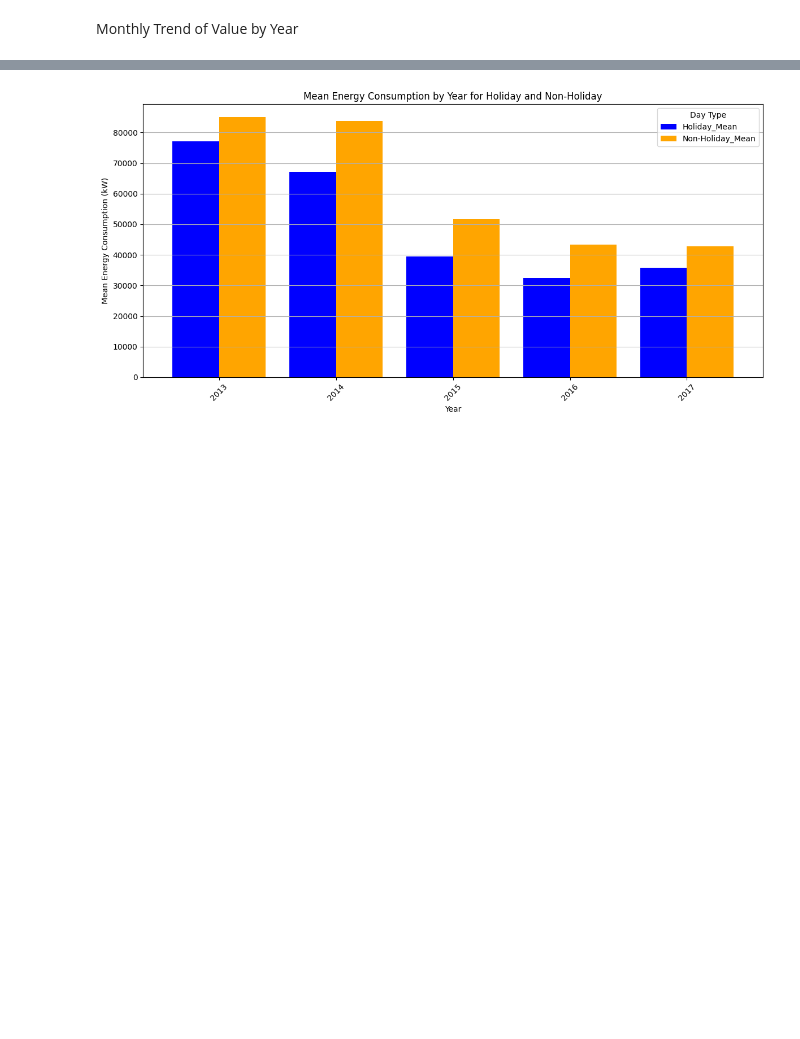
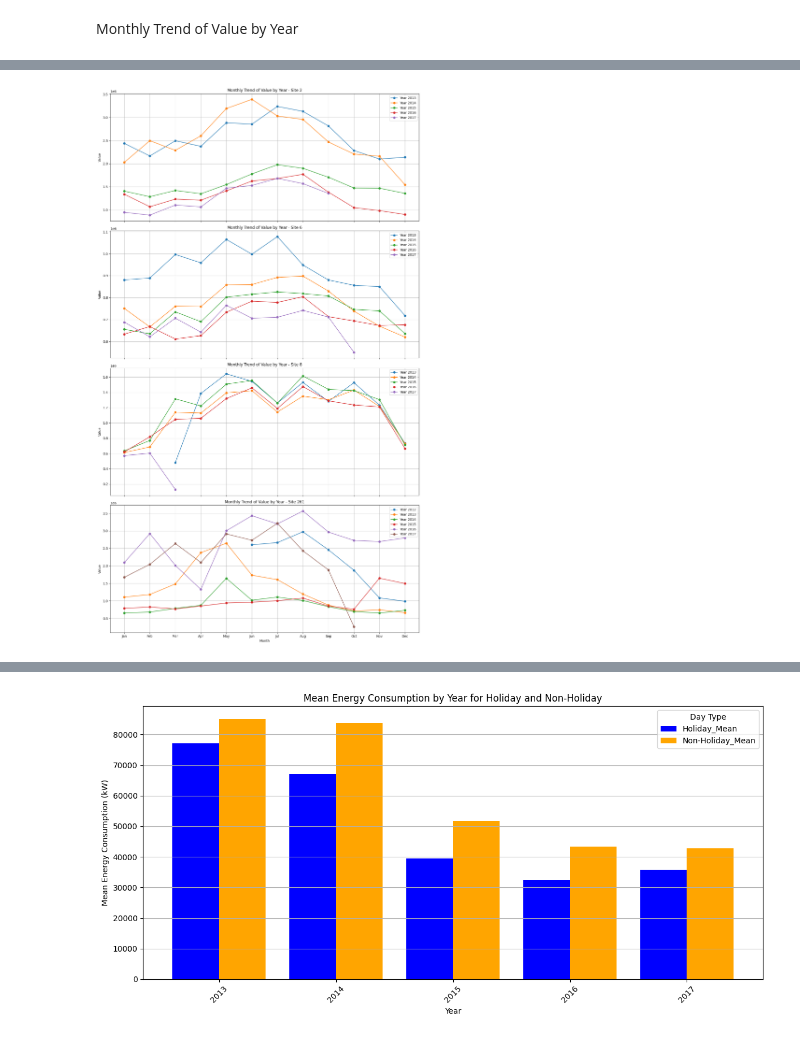
Before and after one commit to Melbinmatheew/Energy-Consumption-Forcasting, a Jupyter notebook: Notebooks/Data Preprocessing.ipynb, the cells around one changed output, grey strips where cells are left out. Drawn from its saved outputs; the diff is of its cells as text; code cells hidden in the pictures; blank space fills up the shorter version.

```diff
--- a/Notebooks/Data Preprocessing.ipynb
+++ b/Notebooks/Data Preprocessing.ipynb
@@ -559,16 +557,22 @@ merged_df
 # %% [markdown]
 Plot in Time series plot for 2016 (Daily Energy Consumption)
 # %%
+# Creating year, month, date columnbs for site 2,6,8, and 261
+
 daily_energy_df_2['year']=daily_energy_df_2['Timestamp'].dt.year
 daily_energy_df_2['Date']=daily_energy_df_2['Timestamp'].dt.date
+daily_energy_df_2['Month']=daily_energy_df_2['Timestamp'].dt.month
 print(daily_energy_df_2)
 daily_energy_df_6['year']=daily_energy_df_6['Timestamp'].dt.year
 daily_energy_df_6['Date']=daily_energy_df_6['Timestamp'].dt.date
+daily_energy_df_6['Month']=daily_energy_df_6['Timestamp'].dt.month
 print(daily_energy_df_6)
 daily_energy_df_8['year']=daily_energy_df_8['Timestamp'].dt.year
 daily_energy_df_8['Date']=daily_energy_df_8['Timestamp'].dt.date
+daily_energy_df_8['Month']=daily_energy_df_8['Timestamp'].dt.month
 print(daily_energy_8)
 daily_energy_df_261['year']=daily_energy_df_261['Timestamp'].dt.year
 daily_energy_df_261['Date']=daily_energy_df_261['Timestamp'].dt.date
+daily_energy_df_261['Month']=daily_energy_df_261['Timestamp'].dt.month
 print(daily_energy_df_261)
 # %% [output]
@@ -694,3 +673,73 @@ plt.show()
+# %%
+import matplotlib.pyplot as plt
+import pandas as pd
+
+# Convert 'Timestamp' to datetime if it's not already
+daily_energy_df_2['Timestamp'] = pd.to_datetime(daily_energy_df_2['Timestamp'])
+daily_energy_df_6['Timestamp'] = pd.to_datetime(daily_energy_df_6['Timestamp'])
+daily_energy_df_8['Timestamp'] = pd.to_datetime(daily_energy_df_8['Timestamp'])
+daily_energy_df_261['Timestamp'] = pd.to_datetime(daily_energy_df_261['Timestamp'])
+
+# Aggregate Value by Month within each Year for each site
+monthly_trend_s2 = daily_energy_df_2.groupby(['year', 'Month'])['Value'].sum().reset_index()
+monthly_trend_s6 = daily_energy_df_6.groupby(['year', 'Month'])['Value'].sum().reset_index()
+monthly_trend_s8 = daily_energy_df_8.groupby(['year', 'Month'])['Value'].sum().reset_index()
+monthly_trend_s261 = daily_energy_df_261.groupby(['year', 'Month'])['Value'].sum().reset_index()
+
+# Create subplots for the four sites
+fig, (ax1, ax2, ax3, ax4) = plt.subplots(4, 1, figsize=(14, 24), sharex=True)
+
+# Plotting Monthly Trend for Site 2
+years = monthly_trend_s2['year'].unique()
+for year in years:
+    yearly_data = monthly_trend_s2[monthly_trend_s2['year'] == year]
+    ax1.plot(yearly_data['Month'], yearly_data['Value'], marker='o', label=f'Year {year}')
+ax1.set_title('Monthly Trend of Value by Year - Site 2')
+ax1.set_ylabel('Value')
+ax1.legend()
+ax1.grid(True)
+
+# Plotting Monthly Trend for Site 6
+years = monthly_trend_s6['year'].unique()
+for year in years:
+    yearly_data = monthly_trend_s6[monthly_trend_s6['year'] == year]
+    ax2.plot(yearly_data['Month'], yearly_data['Value'], marker='o', label=f'Year {year}')
+ax2.set_title('Monthly Trend of Value by Year - Site 6')
+ax2.set_ylabel('Value')
+ax2.legend()
+ax2.grid(True)
+
+# Plotting Monthly Trend for Site 8
+years = monthly_trend_s8['year'].unique()
+for year in years:
+    yearly_data = monthly_trend_s8[monthly_trend_s8['year'] == year]
+    ax3.plot(yearly_data['Month'], yearly_data['Value'], marker='o', label=f'Year {year}')
+ax3.set_title('Monthly Trend of Value by Year - Site 8')
+ax3.set_ylabel('Value')
+ax3.legend()
+ax3.grid(True)
+
+# Plotting Monthly Trend for Site 261 (Fourth Site)
+years = monthly_trend_s261['year'].unique()
+for year in years:
+    yearly_data = monthly_trend_s261[monthly_trend_s261['year'] == year]
+    ax4.plot(yearly_data['Month'], yearly_data['Value'], marker='o', label=f'Year {year}')
+ax4.set_title('Monthly Trend of Value by Year - Site 261')
+ax4.set_xlabel('Month')
+ax4.set_ylabel('Value')
+ax4.legend()
+ax4.grid(True)
+
+# Customize the x-axis labels
+plt.xticks(ticks=range(1, 13), labels=['Jan', 'Feb', 'Mar', 'Apr', 'May', 'Jun', 'Jul', 'Aug', 'Sep', 'Oct', 'Nov', 'Dec'])
+
+# Adjust layout to prevent overlap
+plt.tight_layout()
+
+# Show the plot
+plt.show()
+# %% [output]
+[figure, added]
 # %%
 ## Label encoding Holiday Column like working day as 1 and hoilday as 0
 
```
Also changed, not shown: parts of 4 cells of this notebook.
